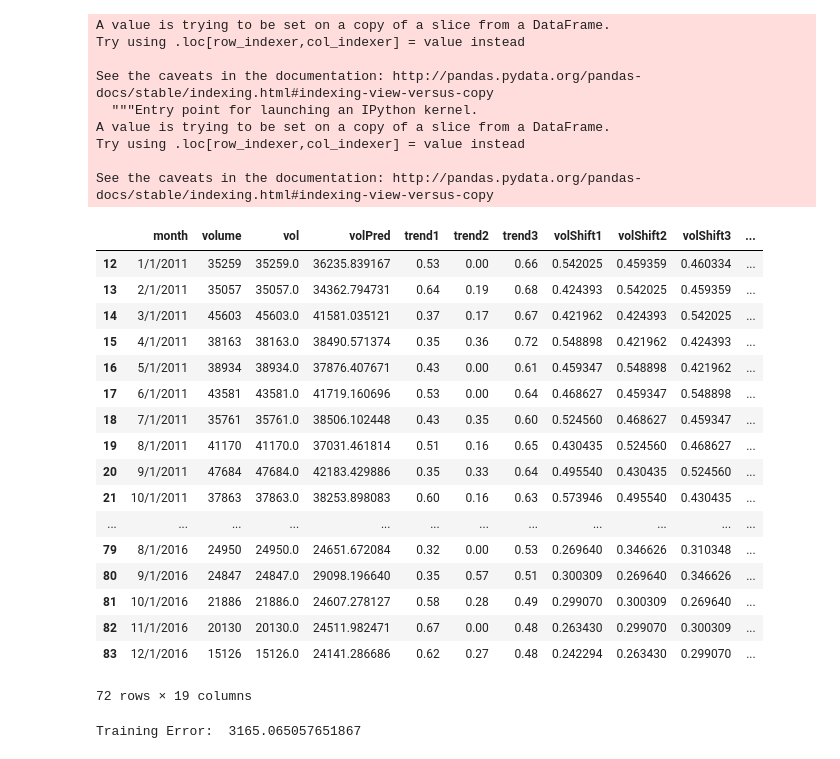
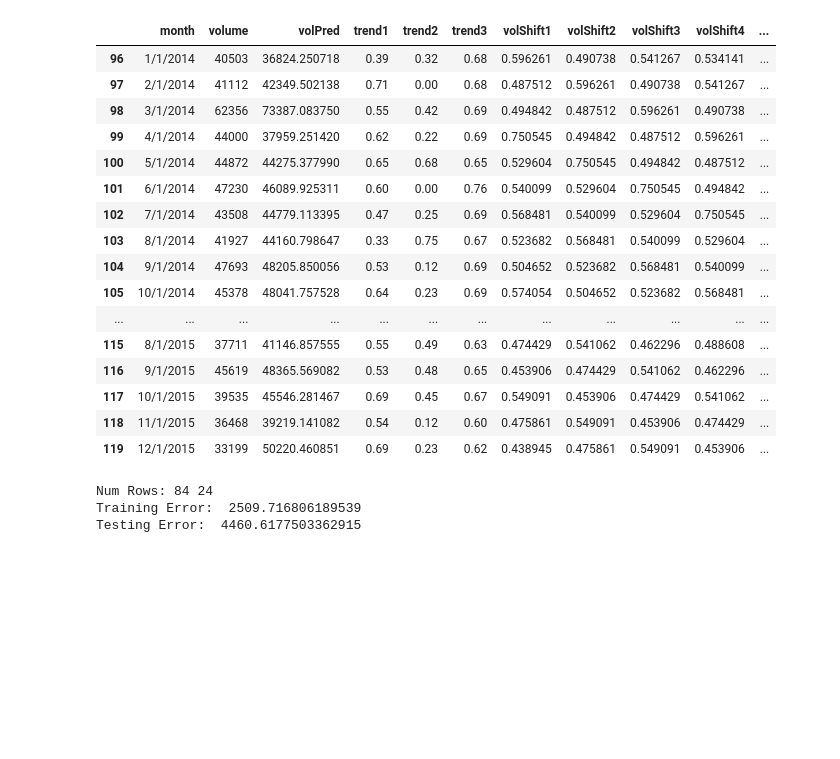
Before and after one commit to vishnurmurthy/uspto, a Jupyter notebook: baseline.ipynb, the cells around one changed output. Drawn from its saved outputs; the diff is of its cells as text; code cells hidden in the pictures; blank space fills up the shorter version.

```diff
--- a/baseline.ipynb
+++ b/baseline.ipynb
@@ -85,0 +62,3 @@ print(fitParams)
+# %%
+fitParams, fitCovariances = curve_fit(func, X_train, np.array(X_train['vol']))
+print(fitParams)
@@ -86,3 +69,5 @@ print(fitParams)
 # %%
-ypred = func(appVolDat, fitParams[0], fitParams[1], fitParams[2], fitParams[3], fitParams[4], fitParams[5], fitParams[6],
+y_train = func(X_train, fitParams[0], fitParams[1], fitParams[2], fitParams[3], fitParams[4], fitParams[5], fitParams[6],
             fitParams[7], fitParams[8], fitParams[9], fitParams[10], fitParams[11], fitParams[12], fitParams[13], fitParams[14])
+y_test = func(X_test, fitParams[0], fitParams[1], fitParams[2], fitParams[3], fitParams[4], fitParams[5], fitParams[6],
+            fitParams[7], fitParams[8], fitParams[9], fitParams[10], fitParams[11], fitParams[12], fitParams[13], fitParams[14])
@@ -110,36 +74,37 @@ Length: 72, dtype: float64
-# %%
-appVolDat['vol'] = appVolDat['vol'] * maximum
-appVolDat['volPred'] = appVolDat['volPred'] * maximum
-appVolDat
-# %% [output]
-A value is trying to be set on a copy of a slice from a DataFrame.
-Try using .loc[row_indexer,col_indexer] = value instead
-
-See the caveats in the documentation: http://pandas.pydata.org/pandas-docs/stable/indexing.html#indexing-view-versus-copy
-  """Entry point for launching an IPython kernel.
-A value is trying to be set on a copy of a slice from a DataFrame.
-Try using .loc[row_indexer,col_indexer] = value instead
-
-See the caveats in the documentation: http://pandas.pydata.org/pandas-docs/stable/indexing.html#indexing-view-versus-copy
-|  | month | volume | vol | volPred | trend1 | trend2 | trend3 | volShift1 | volShift2 | volShift3 | ... |
-| 12 | 1/1/2011 | 35259 | 35259.0 | 36235.839167 | 0.53 | 0.00 | 0.66 | 0.542025 | 0.459359 | 0.460334 | ... |
-| 13 | 2/1/2011 | 35057 | 35057.0 | 34362.794731 | 0.64 | 0.19 | 0.68 | 0.424393 | 0.542025 | 0.459359 | ... |
-| 14 | 3/1/2011 | 45603 | 45603.0 | 41581.035121 | 0.37 | 0.17 | 0.67 | 0.421962 | 0.424393 | 0.542025 | ... |
-| 15 | 4/1/2011 | 38163 | 38163.0 | 38490.571374 | 0.35 | 0.36 | 0.72 | 0.548898 | 0.421962 | 0.424393 | ... |
-| 16 | 5/1/2011 | 38934 | 38934.0 | 37876.407671 | 0.43 | 0.00 | 0.61 | 0.459347 | 0.548898 | 0.421962 | ... |
-| 17 | 6/1/2011 | 43581 | 43581.0 | 41719.160696 | 0.53 | 0.00 | 0.64 | 0.468627 | 0.459347 | 0.548898 | ... |
-| 18 | 7/1/2011 | 35761 | 35761.0 | 38506.102448 | 0.43 | 0.35 | 0.60 | 0.524560 | 0.468627 | 0.459347 | ... |
-| 19 | 8/1/2011 | 41170 | 41170.0 | 37031.461814 | 0.51 | 0.16 | 0.65 | 0.430435 | 0.524560 | 0.468627 | ... |
-| 20 | 9/1/2011 | 47684 | 47684.0 | 42183.429886 | 0.35 | 0.33 | 0.64 | 0.495540 | 0.430435 | 0.524560 | ... |
-| 21 | 10/1/2011 | 37863 | 37863.0 | 38253.898083 | 0.60 | 0.16 | 0.63 | 0.573946 | 0.495540 | 0.430435 | ... |
-| ... | ... | ... | ... | ... | ... | ... | ... | ... | ... | ... | ... |
-| 79 | 8/1/2016 | 24950 | 24950.0 | 24651.672084 | 0.32 | 0.00 | 0.53 | 0.269640 | 0.346626 | 0.310348 | ... |
-| 80 | 9/1/2016 | 24847 | 24847.0 | 29098.196640 | 0.35 | 0.57 | 0.51 | 0.300309 | 0.269640 | 0.346626 | ... |
-| 81 | 10/1/2016 | 21886 | 21886.0 | 24607.278127 | 0.58 | 0.28 | 0.49 | 0.299070 | 0.300309 | 0.269640 | ... |
-| 82 | 11/1/2016 | 20130 | 20130.0 | 24511.982471 | 0.67 | 0.00 | 0.48 | 0.263430 | 0.299070 | 0.300309 | ... |
-| 83 | 12/1/2016 | 15126 | 15126.0 | 24141.286686 | 0.62 | 0.27 | 0.48 | 0.242294 | 0.263430 | 0.299070 | ... |
-72 rows × 19 columns
-# %%
-print("Training Error: ", np.sum(np.absolute(appVolDat['volPred']-appVolDat['vol'])) / len(appVolDat))
-# %% [output]
-Training Error:  3165.065057651867
+# %%
+X_train.insert(2, 'volPred', y_train)
+X_test.insert(2, 'volPred', y_test)
+
+X_train['volPred'] = X_train['volPred'] * maximum
+X_test['volPred'] = X_test['volPred'] * maximum
+
+del X_train['vol']
+del X_test['vol']
+
+X_test
+# %% [output]
+|  | month | volume | volPred | trend1 | trend2 | trend3 | volShift1 | volShift2 | volShift3 | volShift4 | ... |
+| 96 | 1/1/2014 | 40503 | 36824.250718 | 0.39 | 0.32 | 0.68 | 0.596261 | 0.490738 | 0.541267 | 0.534141 | ... |
+| 97 | 2/1/2014 | 41112 | 42349.502138 | 0.71 | 0.00 | 0.68 | 0.487512 | 0.596261 | 0.490738 | 0.541267 | ... |
+| 98 | 3/1/2014 | 62356 | 73387.083750 | 0.55 | 0.42 | 0.69 | 0.494842 | 0.487512 | 0.596261 | 0.490738 | ... |
+| 99 | 4/1/2014 | 44000 | 37959.251420 | 0.62 | 0.22 | 0.69 | 0.750545 | 0.494842 | 0.487512 | 0.596261 | ... |
+| 100 | 5/1/2014 | 44872 | 44275.377990 | 0.65 | 0.68 | 0.65 | 0.529604 | 0.750545 | 0.494842 | 0.487512 | ... |
+| 101 | 6/1/2014 | 47230 | 46089.925311 | 0.60 | 0.00 | 0.76 | 0.540099 | 0.529604 | 0.750545 | 0.494842 | ... |
+| 102 | 7/1/2014 | 43508 | 44779.113395 | 0.47 | 0.25 | 0.69 | 0.568481 | 0.540099 | 0.529604 | 0.750545 | ... |
+| 103 | 8/1/2014 | 41927 | 44160.798647 | 0.33 | 0.75 | 0.67 | 0.523682 | 0.568481 | 0.540099 | 0.529604 | ... |
+| 104 | 9/1/2014 | 47693 | 48205.850056 | 0.53 | 0.12 | 0.69 | 0.504652 | 0.523682 | 0.568481 | 0.540099 | ... |
+| 105 | 10/1/2014 | 45378 | 48041.757528 | 0.64 | 0.23 | 0.69 | 0.574054 | 0.504652 | 0.523682 | 0.568481 | ... |
+| ... | ... | ... | ... | ... | ... | ... | ... | ... | ... | ... | ... |
+| 115 | 8/1/2015 | 37711 | 41146.857555 | 0.55 | 0.49 | 0.63 | 0.474429 | 0.541062 | 0.462296 | 0.488608 | ... |
+| 116 | 9/1/2015 | 45619 | 48365.569082 | 0.53 | 0.48 | 0.65 | 0.453906 | 0.474429 | 0.541062 | 0.462296 | ... |
+| 117 | 10/1/2015 | 39535 | 45546.281467 | 0.69 | 0.45 | 0.67 | 0.549091 | 0.453906 | 0.474429 | 0.541062 | ... |
+| 118 | 11/1/2015 | 36468 | 39219.141082 | 0.54 | 0.12 | 0.60 | 0.475861 | 0.549091 | 0.453906 | 0.474429 | ... |
+| 119 | 12/1/2015 | 33199 | 50220.460851 | 0.69 | 0.23 | 0.62 | 0.438945 | 0.475861 | 0.549091 | 0.453906 | ... |
+# %%
+print("Num Rows:" , len(X_train), len(X_test))
+print("Training Error: ", np.sum(np.absolute(X_train['volPred']-X_train['volume'])) / len(X_train))
+print("Testing Error: ", np.sum(np.absolute(X_test['volPred']-X_test['volume'])) / len(X_test))
+# %% [output]
+Num Rows: 84 24
+Training Error:  2509.716806189539
+Testing Error:  4460.6177503362915
```
Also changed, not shown: parts of 6 cells of this notebook.
